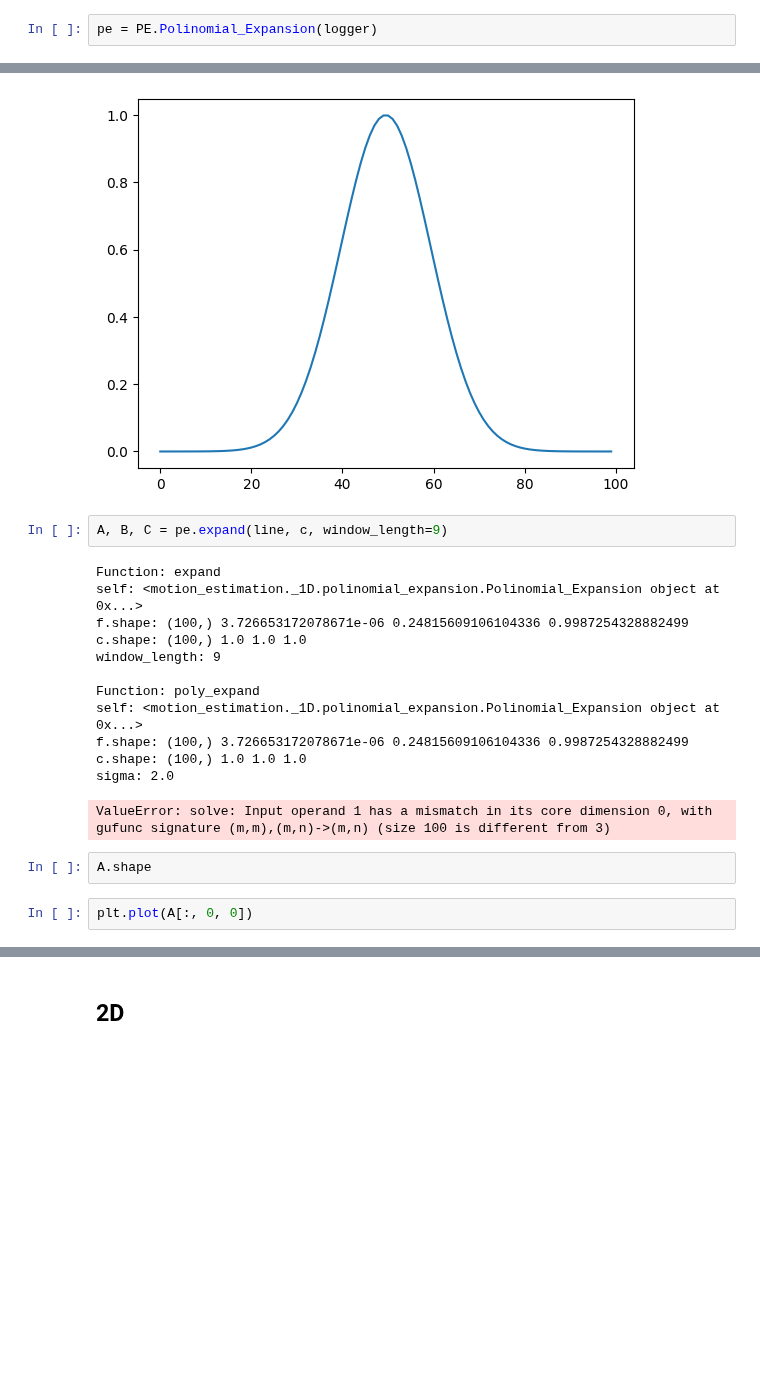
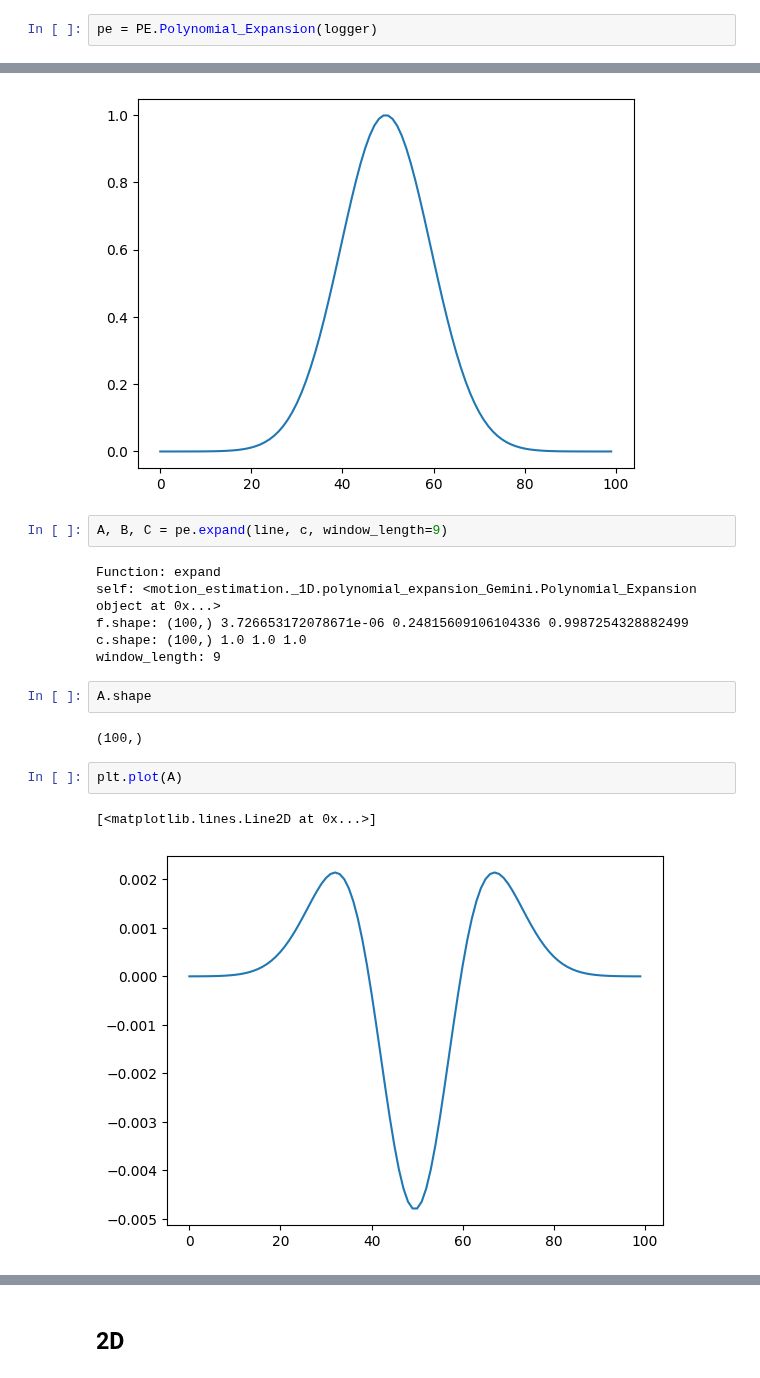
Before and after one commit to vicente-gonzalez-ruiz/motion_estimation, a Jupyter notebook: src/polinomial_expansion.ipynb, the cells around one changed output, grey strips where cells are left out. Cells and saved outputs as stored; diff of their text form; blank space fills up the shorter version.

```diff
--- a/src/polinomial_expansion.ipynb
+++ b/src/polinomial_expansion.ipynb
@@ -18,5 +18,5 @@ import motion_estimation._1D.polinomial_expansion as PE
 # %%
-pe = PE.Polinomial_Expansion(logger)
+pe = PE.Polynomial_Expansion(logger)
 # %%
 def generate_1d_gaussian(size, sigma, mu=0):
     """Generate a 1D Gaussian function sampled in a 1D NumPy array.
@@ -56,20 +56,18 @@ plt.plot(line)
 A, B, C = pe.expand(line, c, window_length=9)
 # %% [output]
 Function: expand
-self: <motion_estimation._1D.polinomial_expansion.Polinomial_Expansion object at 0x...>
+self: <motion_estimation._1D.polynomial_expansion_Gemini.Polynomial_Expansion object at 0x...>
 f.shape: (100,) 3.726653172078671e-06 0.24815609106104336 0.9987254328882499
 c.shape: (100,) 1.0 1.0 1.0
 window_length: 9
-
-Function: poly_expand
-self: <motion_estimation._1D.polinomial_expansion.Polinomial_Expansion object at 0x...>
-f.shape: (100,) 3.726653172078671e-06 0.24815609106104336 0.9987254328882499
-c.shape: (100,) 1.0 1.0 1.0
-sigma: 2.0
-ValueError: solve: Input operand 1 has a mismatch in its core dimension 0, with gufunc signature (m,m),(m,n)->(m,n) (size 100 is different from 3)
 # %%
 A.shape
+# %% [output]
+(100,)
 # %%
-plt.plot(A[:, 0, 0])
+plt.plot(A)
+# %% [output]
+[<matplotlib.lines.Line2D at 0x...>]
+[figure, added]
 # %%
 B.shape
```
Also changed, not shown: parts of 22 cells of this notebook, 6 other files.
